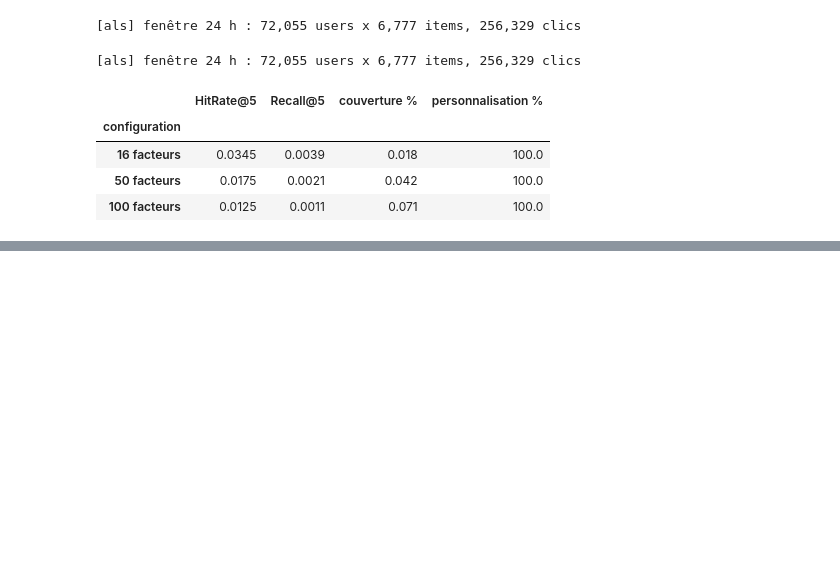
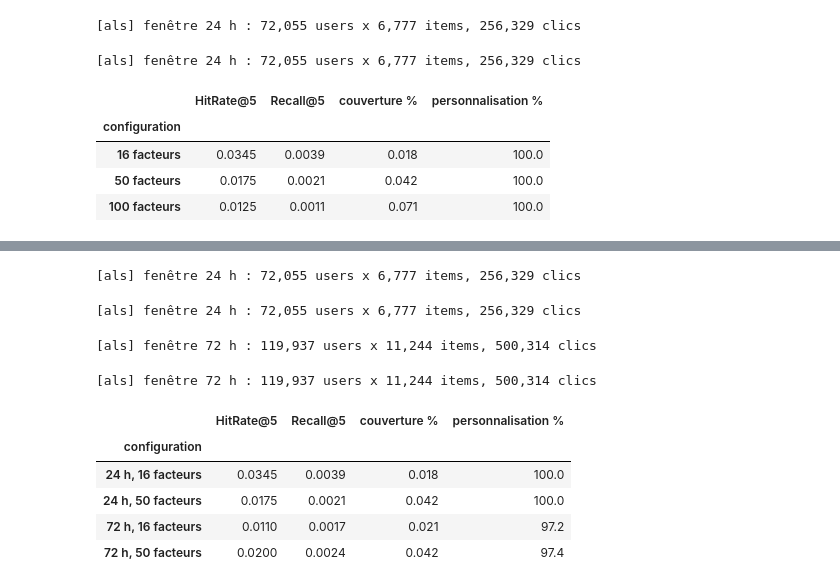
Before and after one commit to delnouty/Ricochet-content-recommendation, a Jupyter notebook: notebooks/05_exp_als.ipynb, the cells around one changed output, grey strips where cells are left out. Saved outputs shown, nothing was run; the diff lists cells and outputs as text; code cells hidden in the pictures; blank space fills up the shorter version.

```diff
--- a/notebooks/05_exp_als.ipynb
+++ b/notebooks/05_exp_als.ipynb
@@ -106,3 +120,24 @@ xp.compare(configs, users, cible, n_articles=reco.n_articles)
+# %%
+# Balayage croisé : chaque combinaison est mesurée, aucune n'est déduite.
+configs = {}
+for heures in (24, 72):
+    for facteurs in (16, 50):
+        fabrique = xp.train_als_window(train, heures, factors=facteurs)
+        configs[f'{heures} h, {facteurs} facteurs'] = fabrique(pool, reco)
+
+croise = xp.compare(configs, users, cible, n_articles=reco.n_articles)
+croise
+# %% [output]
+[als] fenêtre 24 h : 72,055 users x 6,777 items, 256,329 clics
+[als] fenêtre 24 h : 72,055 users x 6,777 items, 256,329 clics
+[als] fenêtre 72 h : 119,937 users x 11,244 items, 500,314 clics
+[als] fenêtre 72 h : 119,937 users x 11,244 items, 500,314 clics
+|  | HitRate@5 | Recall@5 | couverture % | personnalisation % |
+| configuration |  |  |  |  |
+| 24 h, 16 facteurs | 0.0345 | 0.0039 | 0.018 | 100.0 |
+| 24 h, 50 facteurs | 0.0175 | 0.0021 | 0.042 | 100.0 |
+| 72 h, 16 facteurs | 0.0110 | 0.0017 | 0.021 | 97.2 |
+| 72 h, 50 facteurs | 0.0200 | 0.0024 | 0.042 | 97.4 |
 # %% [markdown]
 ## Lecture
 
```
Also changed, not shown: parts of 3 cells of this notebook, 20 other files.
